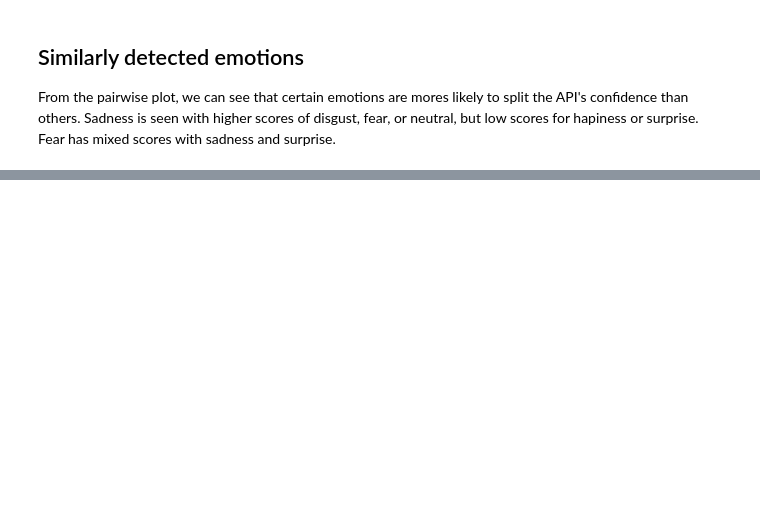
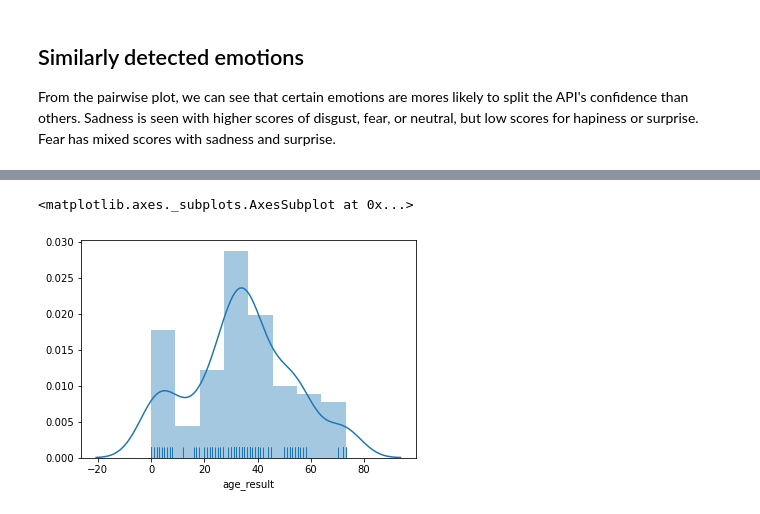
Before and after one commit to nagemnat/cs_face, a Jupyter notebook: emotions.ipynb, the cells around one changed output, grey strips where cells are left out. Saved outputs shown, nothing was run; the diff lists cells and outputs as text; code cells hidden in the pictures; blank space fills up the shorter version.

```diff
--- a/emotions.ipynb
+++ b/emotions.ipynb
@@ -641,0 +651,7 @@ AttributeError: 'Line2D' object has no property 'kind'
+# %%
+# look at distribution of age
+
+sns.distplot(new_df['age_result'], rug=True)#,rug_kws=new_df['predicted'])#, bins = 8, kde=False, )
+# %% [output]
+<matplotlib.axes._subplots.AxesSubplot at 0x...>
+[figure, added]
```
Also changed, not shown: parts of 5 cells of this notebook.
